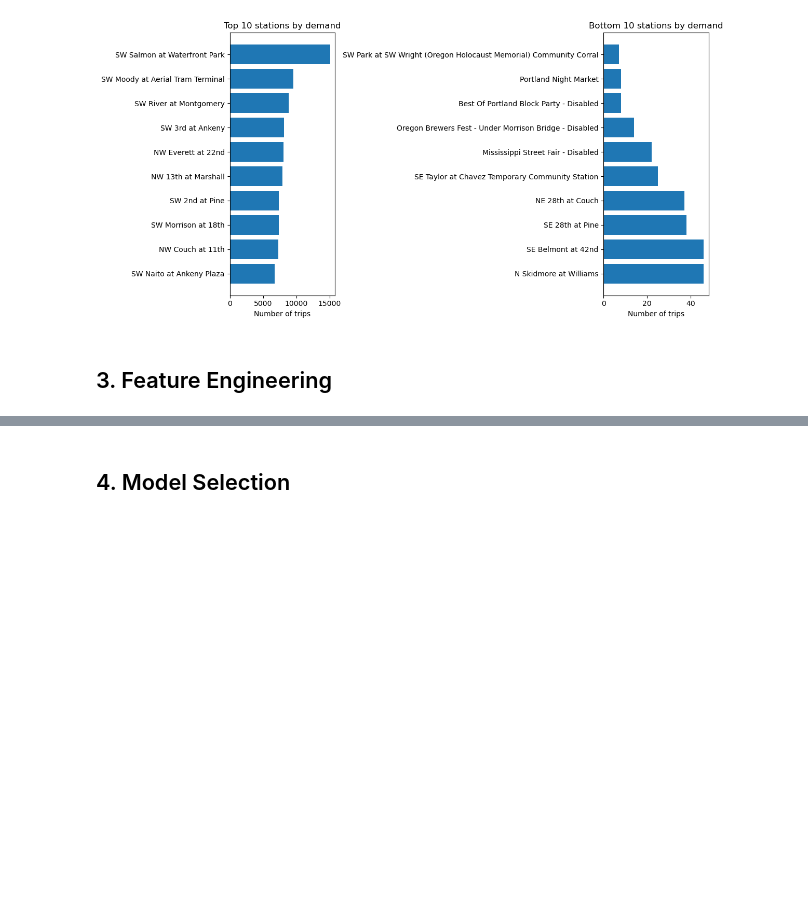
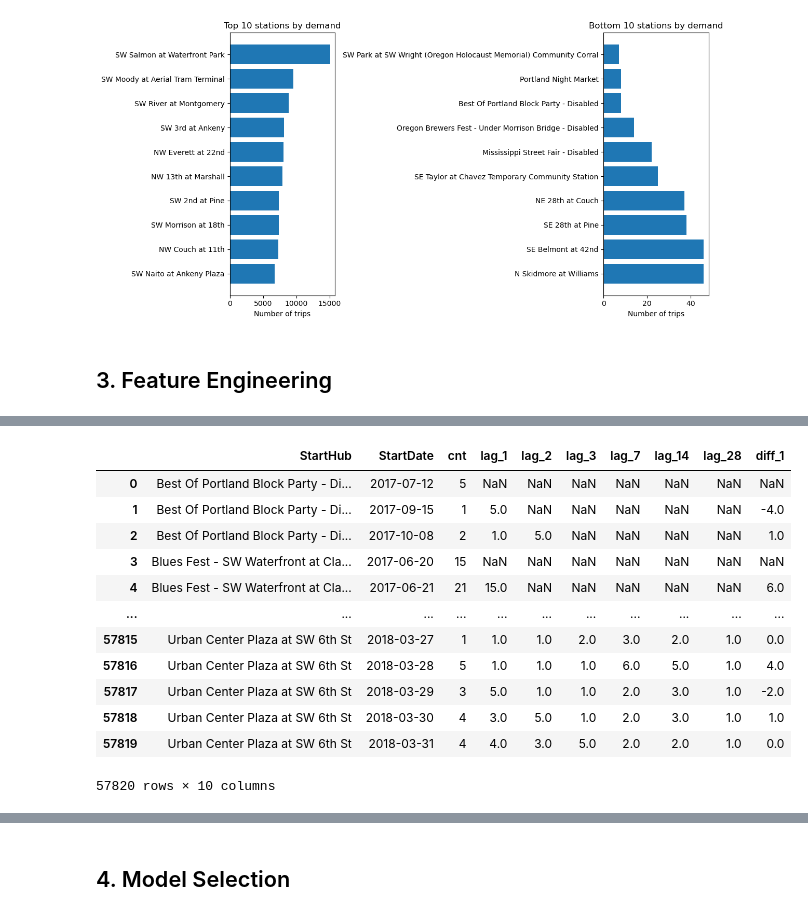
Before and after one commit to AngelGigov/ml-data-projects, a Jupyter notebook: projects/biketown-forecast/notebooks/biketown_forecast.ipynb, the cells around one changed output, grey strips where cells are left out. Drawn from its saved outputs; the diff is of its cells as text; code cells hidden in the pictures; blank space fills up the shorter version.

```diff
--- a/projects/biketown-forecast/notebooks/biketown_forecast.ipynb
+++ b/projects/biketown-forecast/notebooks/biketown_forecast.ipynb
@@ -559,11 +527,7 @@ Name: StartTime, Length: 408880, dtype: int32
 # %%
 bike_data = (data
-    .groupby(["StartHub", "StartDate", 'StartTime'])
+    .groupby(["StartHub", "StartDate"])
     .size()
     .reset_index(name="cnt")
-    .sort_values(by='cnt', ascending=False)
+    .sort_values(["StartHub", "StartDate"])
 )
-# %%
-# Take only the hour in our time
-
-bike_data['StartTime'] = pd.to_datetime(bike_data['StartTime']).dt.hour
@@ -644,0 +555,24 @@ memory usage: 14.1+ MB
+# %%
+# Create different lags and diff between days for feature engineering
+
+for lag in [1, 2, 3, 7, 14, 28]:
+    bike_data[f'lag_{lag}'] = bike_data.groupby("StartHub")["cnt"].shift(lag)
+
+for lag in range(1, 2):
+    bike_data[f'diff_{lag}'] = bike_data.groupby("StartHub")["cnt"].diff(lag)
+# %%
+bike_data
+# %% [output]
+|  | StartHub | StartDate | cnt | lag_1 | lag_2 | lag_3 | lag_7 | lag_14 | lag_28 | diff_1 |
+| 0 | Best Of Portland Block Party - Di... | 2017-07-12 | 5 | NaN | NaN | NaN | NaN | NaN | NaN | NaN |
+| 1 | Best Of Portland Block Party - Di... | 2017-09-15 | 1 | 5.0 | NaN | NaN | NaN | NaN | NaN | -4.0 |
+| 2 | Best Of Portland Block Party - Di... | 2017-10-08 | 2 | 1.0 | 5.0 | NaN | NaN | NaN | NaN | 1.0 |
+| 3 | Blues Fest - SW Waterfront at Cla... | 2017-06-20 | 15 | NaN | NaN | NaN | NaN | NaN | NaN | NaN |
+| 4 | Blues Fest - SW Waterfront at Cla... | 2017-06-21 | 21 | 15.0 | NaN | NaN | NaN | NaN | NaN | 6.0 |
+| ... | ... | ... | ... | ... | ... | ... | ... | ... | ... | ... |
+| 57815 | Urban Center Plaza at SW 6th St | 2018-03-27 | 1 | 1.0 | 1.0 | 2.0 | 3.0 | 2.0 | 1.0 | 0.0 |
+| 57816 | Urban Center Plaza at SW 6th St | 2018-03-28 | 5 | 1.0 | 1.0 | 1.0 | 6.0 | 5.0 | 1.0 | 4.0 |
+| 57817 | Urban Center Plaza at SW 6th St | 2018-03-29 | 3 | 5.0 | 1.0 | 1.0 | 2.0 | 3.0 | 1.0 | -2.0 |
+| 57818 | Urban Center Plaza at SW 6th St | 2018-03-30 | 4 | 3.0 | 5.0 | 1.0 | 2.0 | 3.0 | 1.0 | 1.0 |
+| 57819 | Urban Center Plaza at SW 6th St | 2018-03-31 | 4 | 4.0 | 3.0 | 5.0 | 2.0 | 2.0 | 1.0 | 0.0 |
+57820 rows × 10 columns
```
Also changed, not shown: parts of 16 cells of this notebook.
